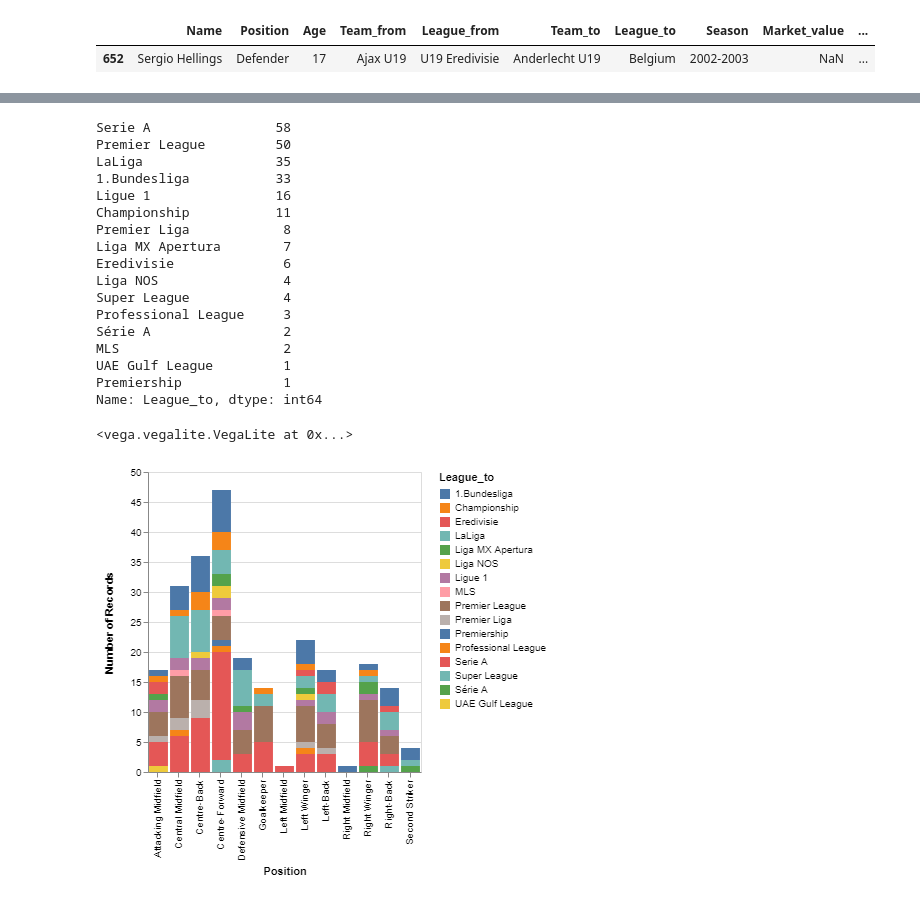
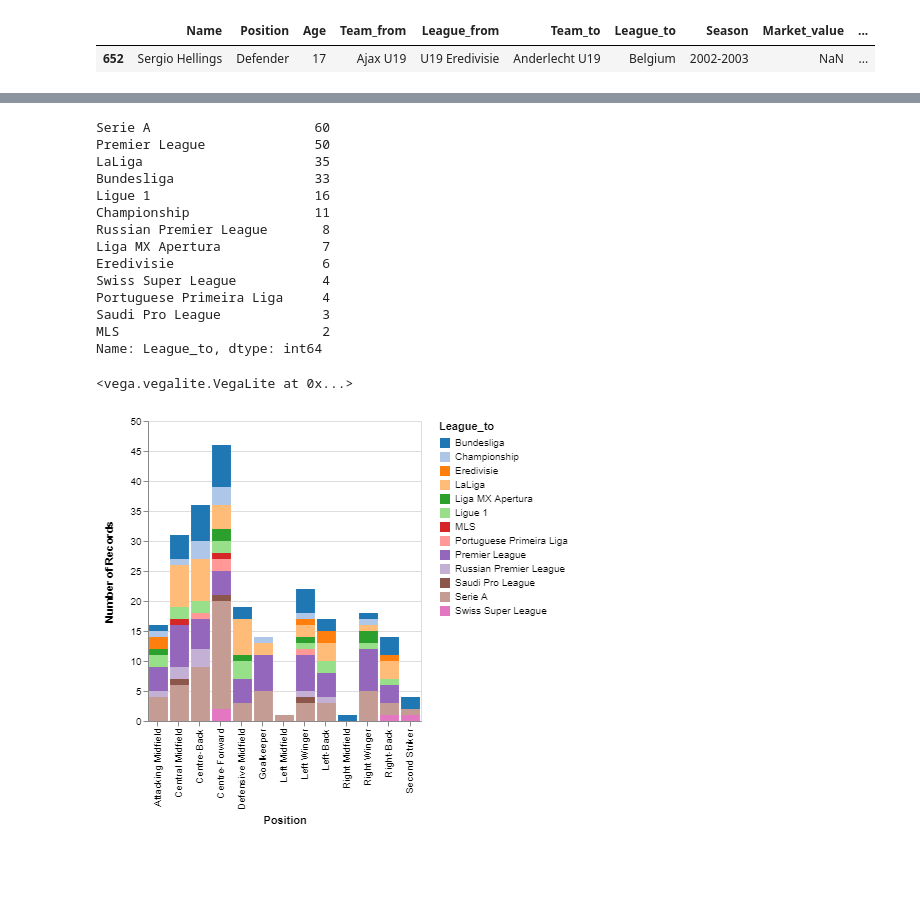
Before and after one commit to sarthakbatragatech/SoccerViz, a Jupyter notebook: Transfers.ipynb, the cells around one changed output, grey strips where cells are left out. Drawn from its saved outputs; the diff is of its cells as text; code cells hidden in the pictures; blank space fills up the shorter version.

Commit message:
Generated clean chart for 2018-19 season

```diff
--- a/Transfers.ipynb
+++ b/Transfers.ipynb
@@ -80,6 +80,8 @@ lastseason.loc[lastseason['League_to']=='Premier Liga', 'League_to']='Russian Pr
 lastseason.loc[lastseason['League_to']=='Super League', 'League_to']='Swiss Super League'
 lastseason.loc[lastseason['League_to']=='Professional League', 'League_to']='Saudi Pro League'
 lastseason.loc[lastseason['League_to']=='Liga NOS', 'League_to']='Portuguese Primeira Liga'
+lastseason.loc[lastseason['League_to']=='1.Bundesliga', 'League_to']='Bundesliga'
+
 
 
 lastseason['League_to'].value_counts()
@@ -155,32 +123,29 @@ lastseason[lastseason['League_to'].isin(['Premiership','LaLiga2','Primera Divisi
 | 4680 | Fabrício | Centre-Forward | 28 | Portimonense | Liga NOS | Urawa Reds | J1 League | 2018-2019 | 4000000.0 | ... |
 | 4686 | Pietro Iemmello | Centre-Forward | 26 | Sassuolo | Serie A | Benevento | Serie B | 2018-2019 | 2000000.0 | ... |
 # %%
-lastseason_cleaner = lastseason.drop(lastseason[lastseason['League_to'].isin(['LaLiga2','Primera División','Serie B','J1 League'])].index)
+lastseason_cleaner = lastseason.drop(lastseason[lastseason['League_to'].isin(['Premiership','LaLiga2','Primera División','Serie B','J1 League','UAE Gulf League'])].index)
 lastseason_cleaner['League_to'].value_counts()
 # %% [output]
-Serie A                58
-Premier League         50
-LaLiga                 35
-1.Bundesliga           33
-Ligue 1                16
-Championship           11
-Premier Liga            8
-Liga MX Apertura        7
-Eredivisie              6
-Liga NOS                4
-Super League            4
-Professional League     3
-Série A                 2
-MLS                     2
-UAE Gulf League         1
-Premiership             1
+Serie A                     60
+Premier League              50
+LaLiga                      35
+Bundesliga                  33
+Ligue 1                     16
+Championship                11
+Russian Premier League       8
+Liga MX Apertura             7
+Eredivisie                   6
+Swiss Super League           4
+Portuguese Primeira Liga     4
+Saudi Pro League             3
+MLS                          2
 Name: League_to, dtype: int64
 # %%
 alt.Chart(lastseason_cleaner).mark_bar().encode(
     alt.X('Position:N'),
     alt.Y('count():Q'),
-    alt.Color('League_to')
+    alt.Color('League_to', scale=alt.Scale(scheme='category20'))
 )
 # %% [output]
 <vega.vegalite.VegaLite at 0x...>
-[figure, old version]
+[figure, new version]
```
Also changed, not shown: parts of 4 cells of this notebook.
